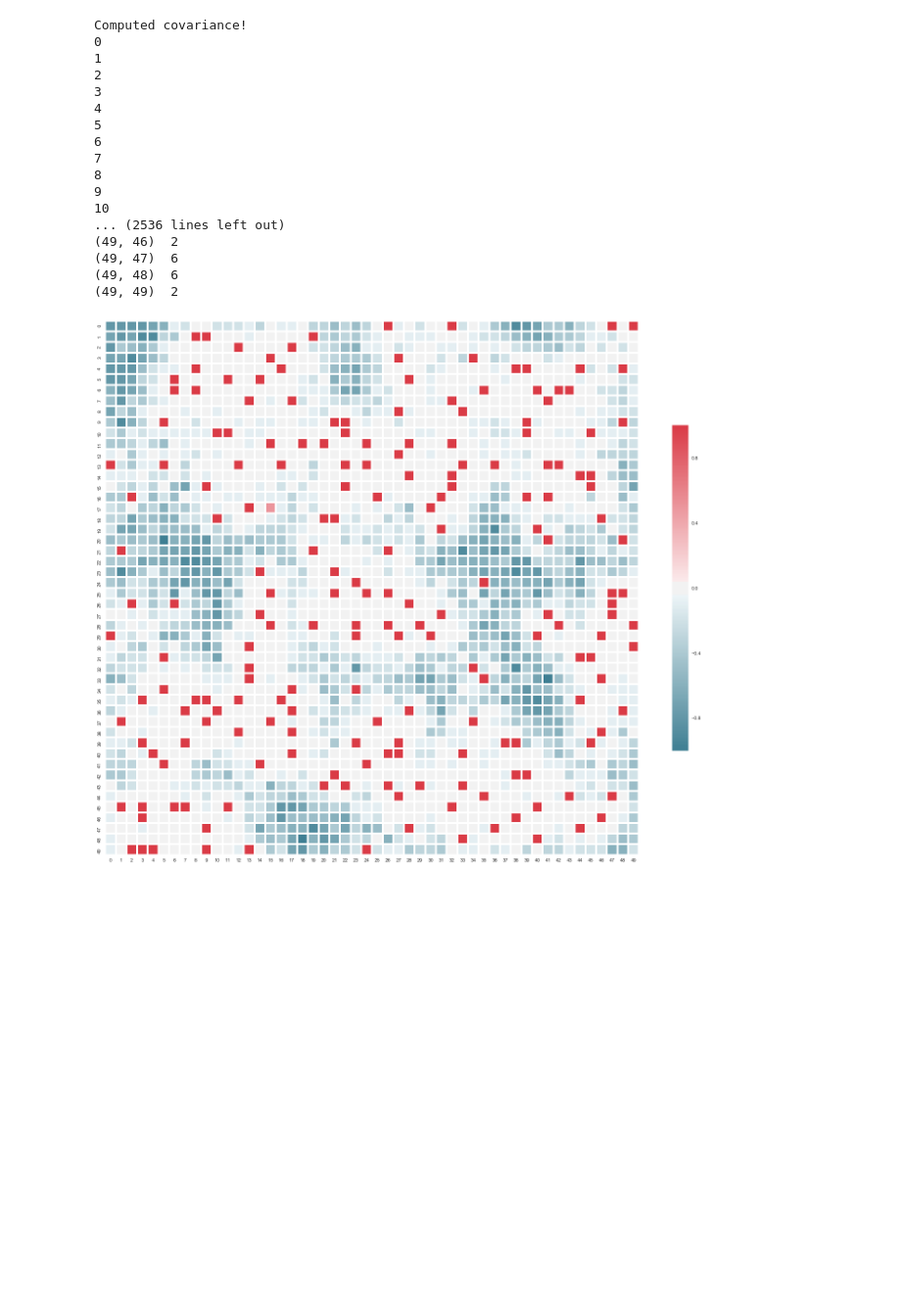
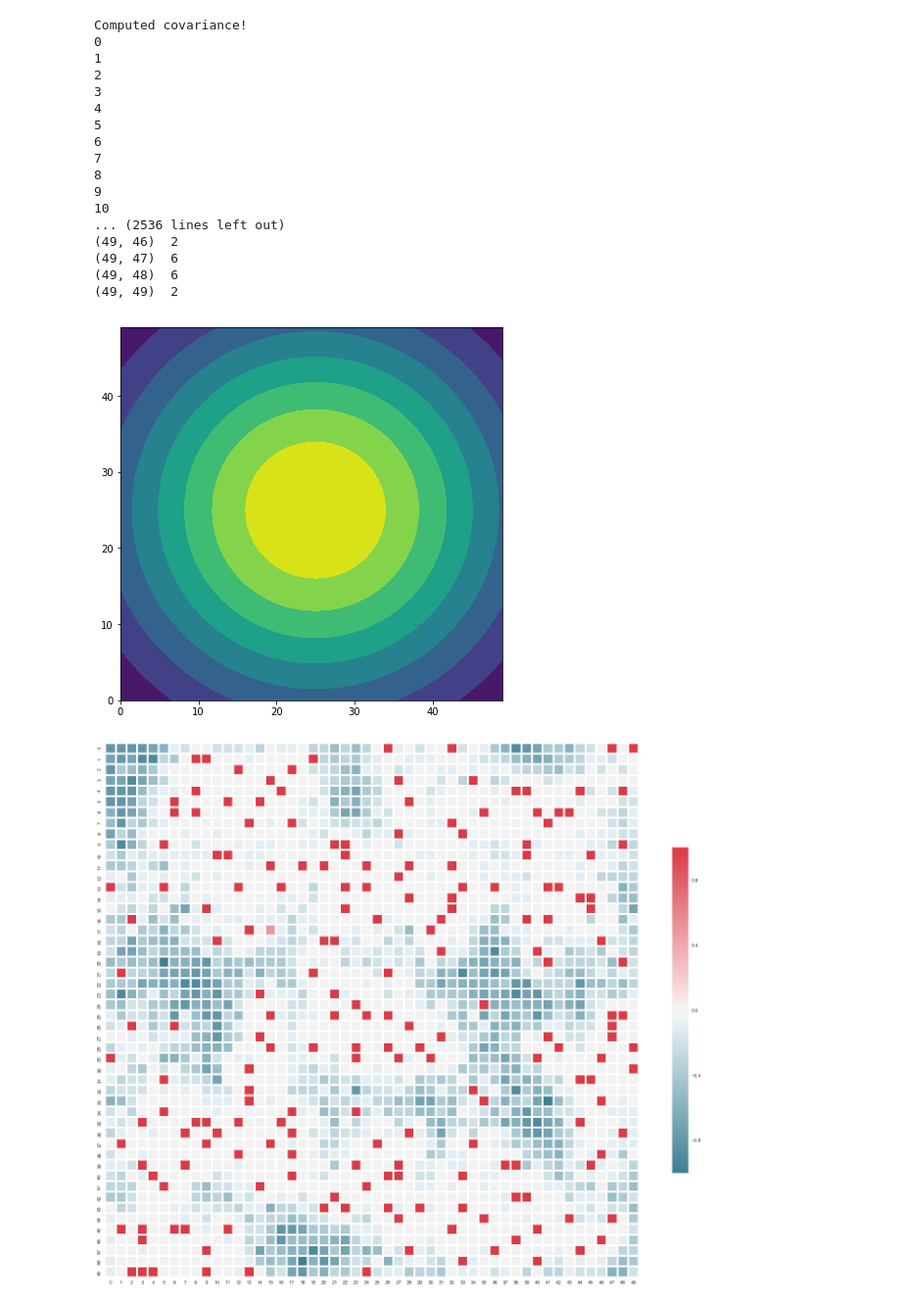
Before and after one commit to Wings-Lab/SelectSensor, a Jupyter notebook: testing.ipynb, the cells around one changed output. Shown at 98% size. Drawn from its saved outputs; the diff is of its cells as text; code cells hidden in the pictures; blank space fills up the shorter version.

```diff
--- a/testing.ipynb
+++ b/testing.ipynb
@@ -44,11 +45,13 @@ plt.show()
 # %%
 x, y = np.mgrid[0:50:1, 0:50:1]
 pos = np.zeros(x.shape + (2,))
 pos[:, :, 0] = x; pos[:, :, 1] = y
-rv = multivariate_normal([25, 25], [[400, 0], [0, 400]])
+rv = multivariate_normal(mean_vec.T, [[400, 0], [0, 400]])
 plt.figure(figsize=(7,7))
 plt.contourf(x, y, rv.pdf(pos))
 plt.show()
+# %% [output]
+[figure, added]
 # %%
 sensors = {}
 with open('sensor.txt', 'r') as f:
```
Also changed, not shown: parts of 22 cells of this notebook, 3 other files.
